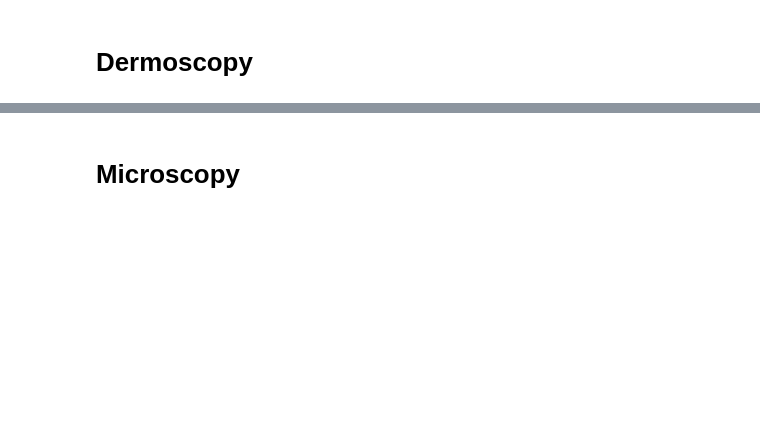
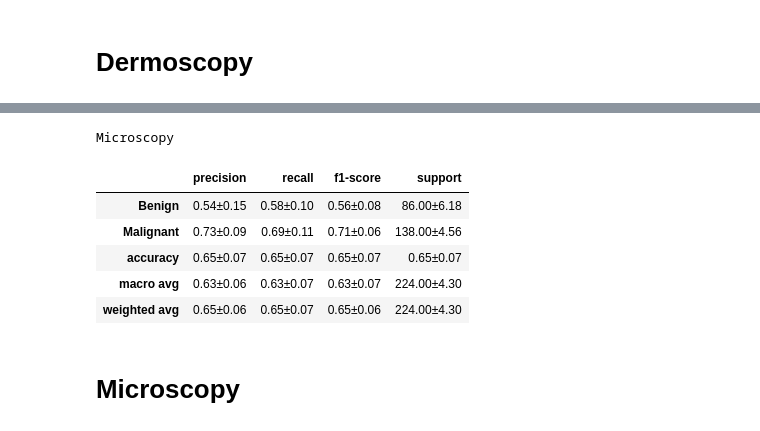
Before and after one commit to RomainCendre/classification, a Jupyter notebook: manuscript/MultimodalClassification/Cumulative.ipynb, the cells around one changed output, grey strips where cells are left out. Drawn from its saved outputs; the diff is of its cells as text; code cells hidden in the pictures; blank space fills up the shorter version.

```diff
--- a/manuscript/MultimodalClassification/Cumulative.ipynb
+++ b/manuscript/MultimodalClassification/Cumulative.ipynb
@@ -87,3 +118,24 @@ Tools.evaluate(d_inputs, {'datum': extractor, 'label_encode': 'LesionEncode'}, m
+# %%
+from IPython.display import HTML
+from IPython.display import display
+
+diagnosis_encoder = OrderedEncoder().fit(['Benign', 'Malignant'])
+
+# ROC Curve
+ViewsTools.plot_size((8,8))
+
+name = f'Prediction'
+# Label
+display(HTML(ViewsTools.dataframe_renderer([Views.report(d_inputs, {'label_encode': 'LesionEncode', 'eval': name}, diagnosis_encoder)],
+                                                                    title=[f'Microscopy'])))
+# %% [output]
+Microscopy
+|  | precision | recall | f1-score | support |
+| Benign | 0.54±0.15 | 0.58±0.10 | 0.56±0.08 | 86.00±6.18 |
+| Malignant | 0.73±0.09 | 0.69±0.11 | 0.71±0.06 | 138.00±4.56 |
+| accuracy | 0.65±0.07 | 0.65±0.07 | 0.65±0.07 | 0.65±0.07 |
+| macro avg | 0.63±0.06 | 0.63±0.07 | 0.63±0.07 | 224.00±4.30 |
+| weighted avg | 0.65±0.06 | 0.65±0.07 | 0.65±0.06 | 224.00±4.30 |
 # %% [markdown]
 # Microscopy
 # %%
```
Also changed, not shown: parts of 14 cells of this notebook, 1 other file.
